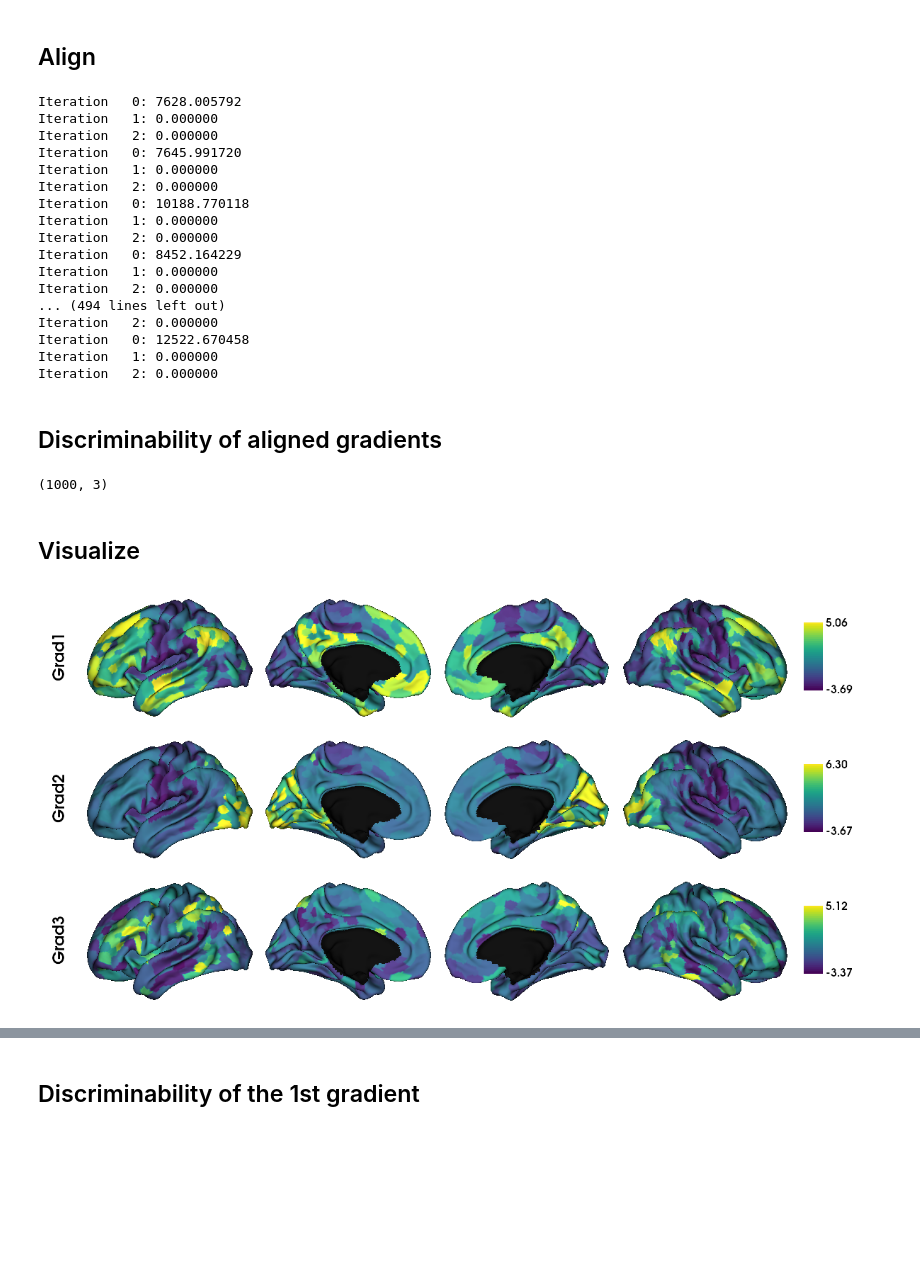
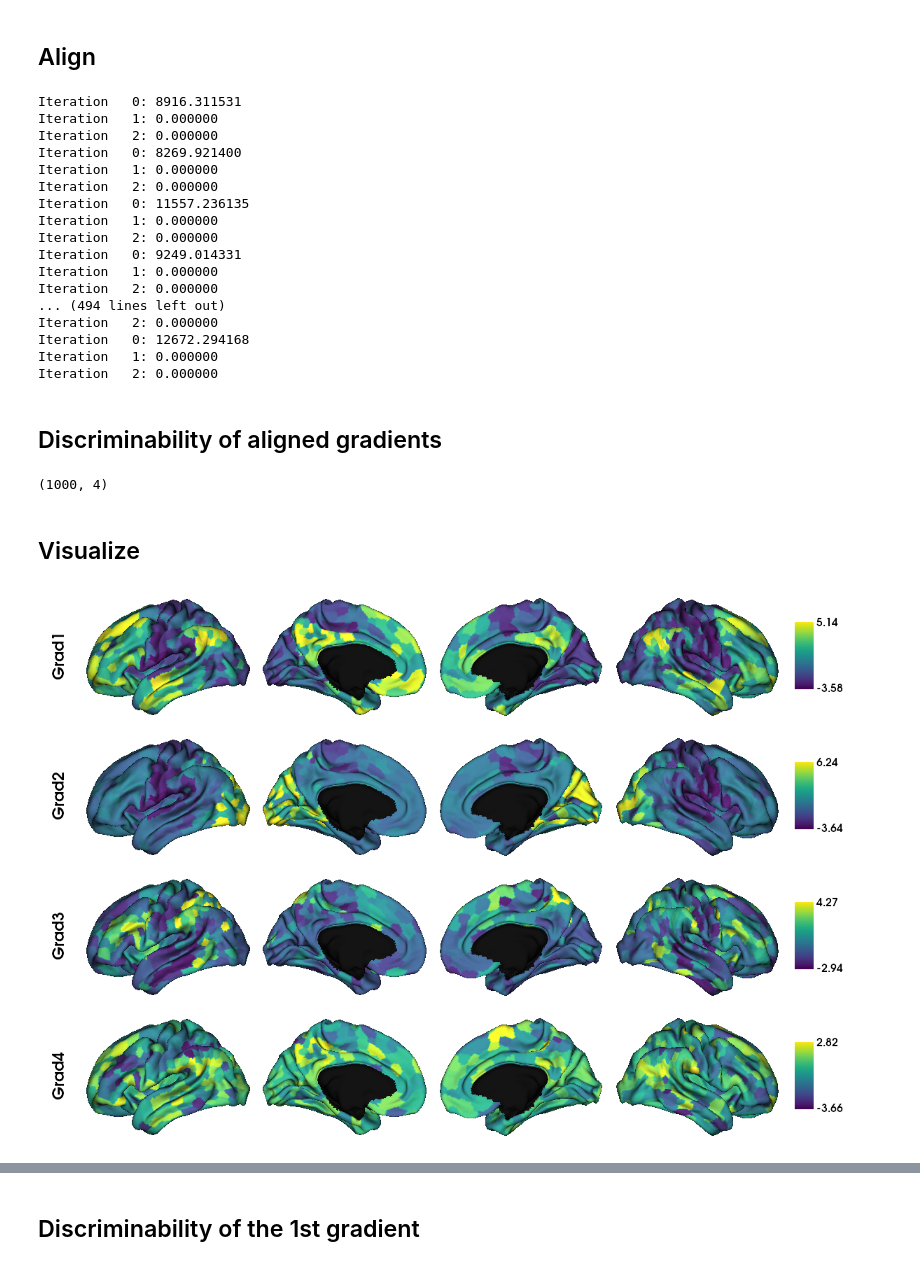
Before and after one commit to victoris93/feature-selection-scz, a Jupyter notebook: discriminability.ipynb, the cells around one changed output, grey strips where cells are left out. Drawn from its saved outputs; the diff is of its cells as text; code cells hidden in the pictures; blank space fills up the shorter version.

Commit message:
discr of disp & grads

```diff
--- a/discriminability.ipynb
+++ b/discriminability.ipynb
@@ -43,7 +57,8 @@ RL_indices = np.unique(schaefer_labels_1000_split[1])
 # %%
+subject = '100307'
 subj_ts = np.load(f"{path}/{subject}/func/{subject}_concat_ts_schaefer1000.npy").T
-ts_batch1 = np.concatenate((subj_ts[:, :1200], subj_ts[:, 3600:]), axis = 1)
-ts_batch2 = np.concatenate((subj_ts[:, 1200:2400], subj_ts[:, 2400:3600]), axis = 1)
+ts_batch1 = np.concatenate((subj_ts[:, :1200], subj_ts[:, 3600:]), axis = 1) # concat LR from 1 ses and RL from 2nd ses
+ts_batch2 = np.concatenate((subj_ts[:, 1200:2400], subj_ts[:, 2400:3600]), axis = 1)# concat LR form 2 ses and RL from 1nd ses
 # %% [markdown]
 ## Compute Matrices
 # %%
@@ -78,7 +93,7 @@ for subject in hcp_subjects:
         if np.isinf(zcorr).any():
             inf_indices = np.where(np.isinf(zcorr))
             zcorr[inf_indices] = 1
-        gm = GradientMaps(n_components=3, kernel = "cosine", approach= 'pca')
+        gm = GradientMaps(n_components=4, kernel = "cosine", approach= 'pca')
         gm.fit(zcorr)
         np.save(f'{path}/{subject}/func/gradients_sub-{subject}-ses{i + 1}', gm.gradients_)
 # %% [output]
@@ -102,53 +117,54 @@ for subject in hcp_subjects:
     for i in range(1, 3):
         gradients = np.load(f'{path}/{subject}/func/gradients_sub-{subject}-ses{i}.npy')
         alignment = ProcrustesAlignment(verbose=True)
-        aligned_gradients = alignment.fit(np.expand_dims(gradients, axis = 0), margulies_grads_schaefer1000.T)
-        np.save(f'{path}/{subject}/func/aligned_3gradients_ses{i}_{subject}_schaefer1000', aligned_gradients.aligned_[0])
+        aligned_gradients = alignment.fit(np.expand_dims(gradients, axis = 0), margulies_grads4_schaefer_1000.T)
+        np.save(f'{path}/{subject}/func/aligned_4gradients_ses{i}_{subject}_schaefer1000', aligned_gradients.aligned_[0])
 # %% [output]
-Iteration   0: 7628.005792
+Iteration   0: 8916.311531
 Iteration   1: 0.000000
 Iteration   2: 0.000000
-Iteration   0: 7645.991720
+Iteration   0: 8269.921400
 Iteration   1: 0.000000
 Iteration   2: 0.000000
-Iteration   0: 10188.770118
+Iteration   0: 11557.236135
 Iteration   1: 0.000000
 Iteration   2: 0.000000
-Iteration   0: 8452.164229
+Iteration   0: 9249.014331
 Iteration   1: 0.000000
 Iteration   2: 0.000000
 ... (494 lines left out)
 Iteration   2: 0.000000
-Iteration   0: 12522.670458
+Iteration   0: 12672.294168
 Iteration   1: 0.000000
 Iteration   2: 0.000000
 # %% [markdown]
 ## Discriminability of aligned gradients
 # %%
-np.load('/Users/VictoriaShevchenko/Documents/PhD/HCP/schaefer1000/103414/func/aligned_3gradients_ses1_103414_schaefer1000.npy').shape
+np.load('/Users/VictoriaShevchenko/Documents/PhD/HCP/schaefer1000/103414/func/aligned_4gradients_ses1_103414_schaefer1000.npy').shape
 # %% [output]
-(1000, 3)
+(1000, 4)
 # %% [markdown]
 ## Visualize
 # %%
 schaefer_labels_1000 = load_parcellation('schaefer', scale=1000, join=True)
 # %%
 subject = '103414'
-grad_ses1 = np.load(f'{path}/{subject}/func/aligned_3gradients_ses1_{subject}_schaefer1000.npy')
-grad_ses2 = np.load(f'{path}/{subject}/func/aligned_3gradients_ses2_{subject}_schaefer1000.npy')
+grad_ses1 = np.load(f'{path}/{subject}/func/aligned_4gradients_ses1_{subject}_schaefer1000.npy')
+grad_ses2 = np.load(f'{path}/{subject}/func/aligned_4gradients_ses2_{subject}_schaefer1000.npy')
 
 
 
-grad_mapped_ses1 = [None]  * 3
+grad_mapped_ses1 = [None]  * 4
 for i, g in enumerate(grad_ses1.T):
     grad_mapped_ses1[i] = map_to_labels(g, schaefer_labels_1000, mask=schaefer_labels_1000 != 0, fill=np.nan)
 
-grad_mapped_ses2 = [None]  * 3
+grad_mapped_ses2 = [None]  * 4
 for i, g in enumerate(grad_ses2.T):
     grad_mapped_ses2[i] = map_to_labels(g, schaefer_labels_1000, mask=schaefer_labels_1000 != 0, fill=np.nan)
 # %%
-plot_hemispheres(surf_lh, surf_rh, array_name=grad_mapped_ses1, size=(1200, 600), cmap='viridis',
-                 color_bar=True, label_text=['Grad1', 'Grad2', 'Grad3'], zoom=1.5, embed_nb = True)
+surf_lh, surf_rh = load_conte69()
+plot_hemispheres(surf_lh, surf_rh, array_name=grad_mapped_ses1, size=(1200, 800), cmap='viridis',
+                 color_bar=True, label_text=['Grad1', 'Grad2', 'Grad3', 'Grad4'], zoom=1.5, embed_nb = True)
 # %% [output]
-[figure, old version]
+[figure, new version]
 # %%
```
Also changed, not shown: parts of 48 cells of this notebook.
